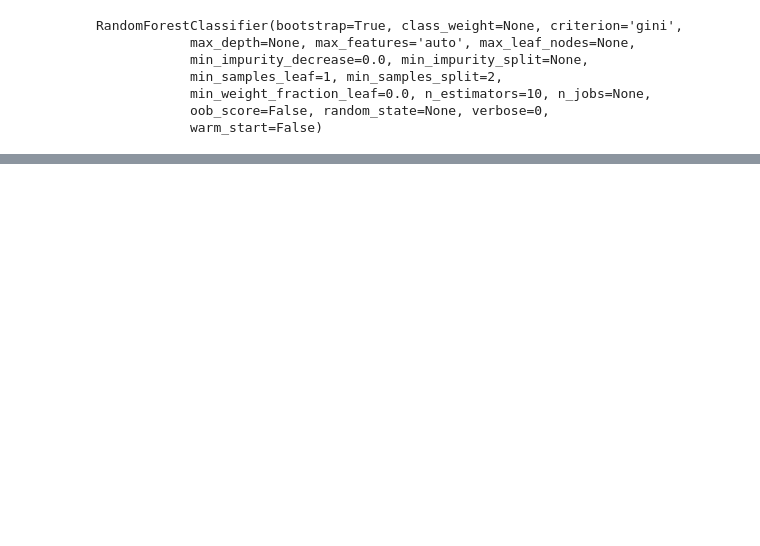
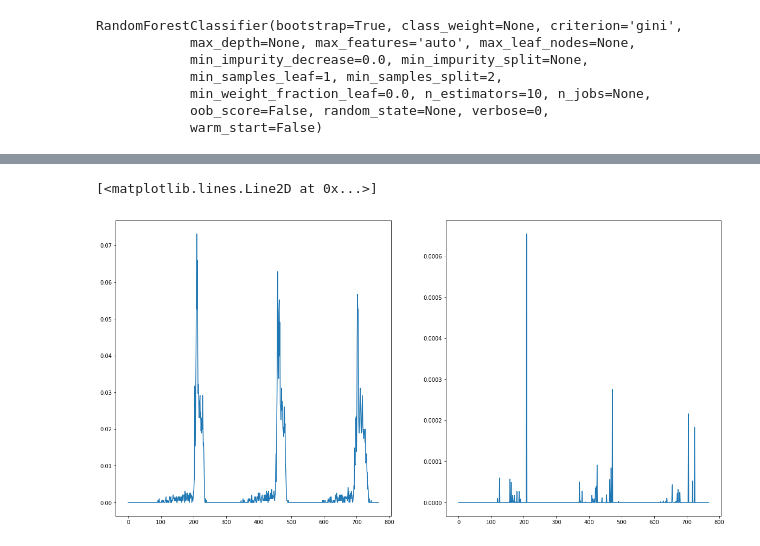
Before and after one commit to thinkpractice/DeepSolaris, a Jupyter notebook: AnalyzeHistograms.ipynb, the cells around one changed output, grey strips where cells are left out. Saved outputs shown, nothing was run; the diff lists cells and outputs as text; code cells hidden in the pictures; blank space fills up the shorter version.

```diff
--- a/AnalyzeHistograms.ipynb
+++ b/AnalyzeHistograms.ipynb
@@ -98,0 +138,7 @@ predict(clf, X_test, y_test)
+# %%
+_, ax = plt.subplots(1,2, figsize=(20,10))
+ax[0].plot(all_histograms[0])
+ax[1].plot(all_histograms[0] * clf.feature_importances_)
+# %% [output]
+[<matplotlib.lines.Line2D at 0x...>]
+[figure, added]
```
Also changed, not shown: parts of 6 cells of this notebook.
